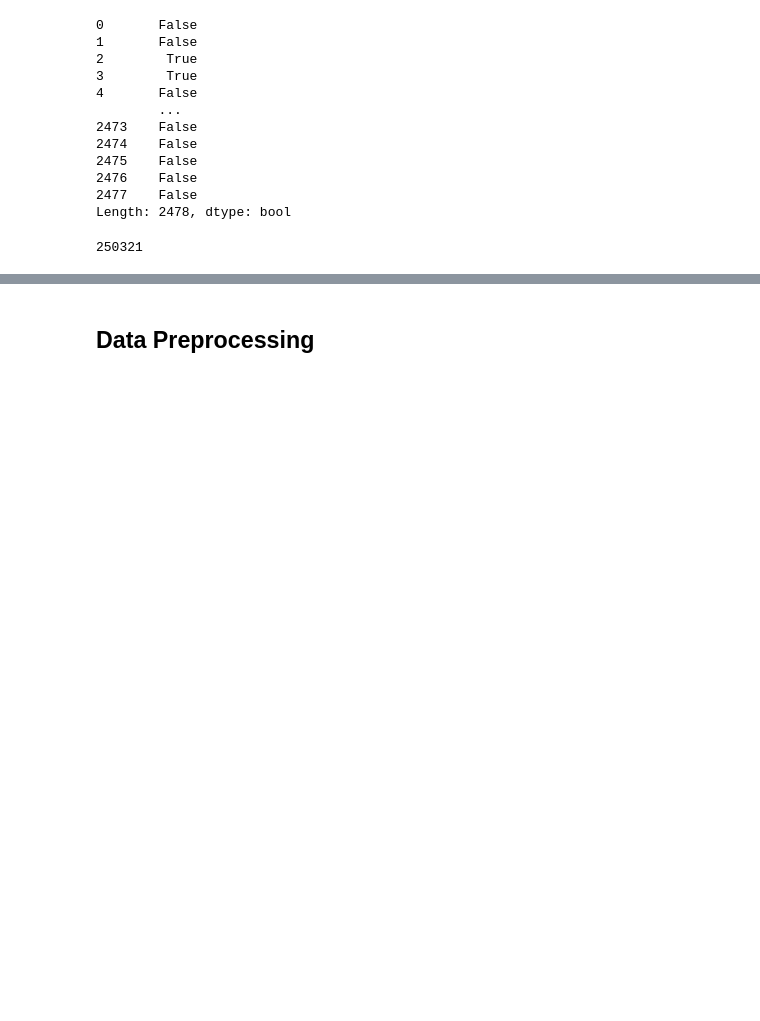
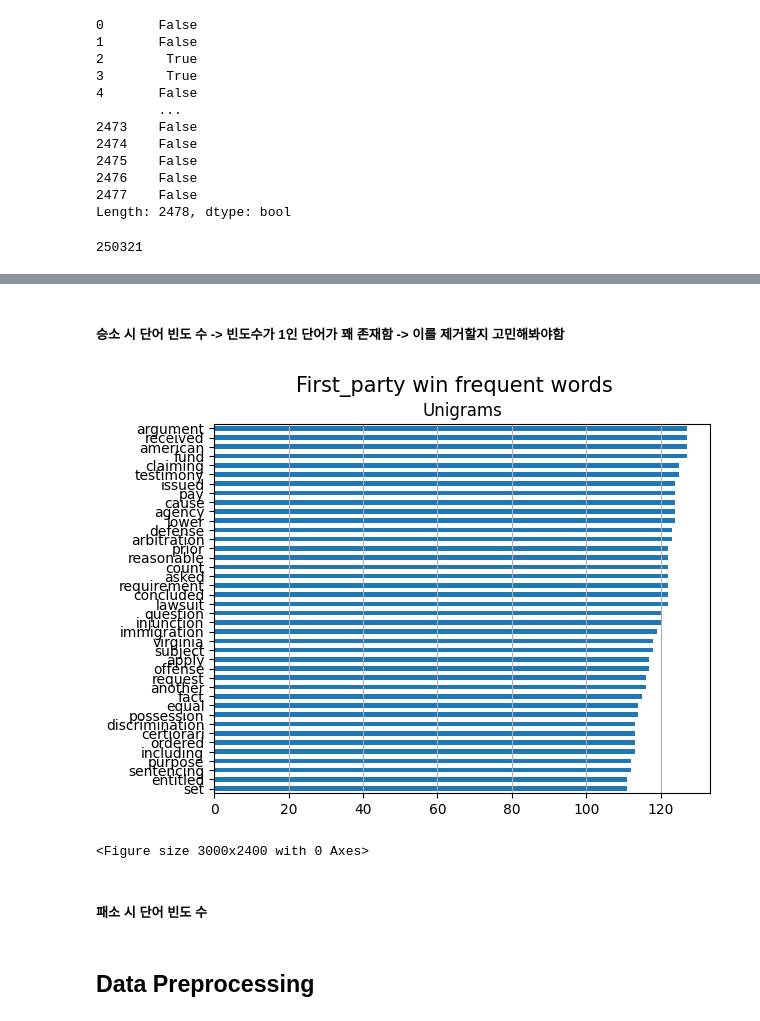
Before and after one commit to dlsco123/mtvsDacon, a Jupyter notebook: [mtvs]lej.ipynb, the cells around one changed output, grey strips where cells are left out. Saved outputs shown, nothing was run; the diff lists cells and outputs as text; code cells hidden in the pictures; blank space fills up the shorter version.

```diff
--- a/[mtvs]lej.ipynb
+++ b/[mtvs]lej.ipynb
@@ -385,5 +380,7 @@ freq_graph
 # %%
 train_nlp2 = pd.concat([train_nlp,train_target['first_party_winner']],axis=1, join='inner')
 
-print(train_nlp2["first_party_winner"].value_counts())
+#print(train_nlp2["first_party_winner"].value_counts())
+train_nlp2.drop(columns=['facts', 'facts_lst_stopwords'], inplace=True)
 train_nlp2
+#train_nlp2['first_party_winner'].value_counts()
@@ -393,22 +401,30 @@ from matplotlib.pyplot import figure
+# %% [markdown]
+##### 승소 시 단어 빈도 수 -> 빈도수가 1인 단어가 꽤 존재함 -> 이를 제거할지 고민해봐야함
 # %%
 y=1
-corpus1 = train_nlp2[train_nlp2["first_party_winner"]== y]["facts_clean"]
-lst_tokens = nltk.tokenize.word_tokenize(corpus1.str.cat(sep=" "))
+corpus1 = train_nlp2[train_nlp2["first_party_winner"]== y]["facts_clear"]
+first_tokens = nltk.tokenize.word_tokenize(corpus1.str.cat(sep=" "))
 
 fig, ax = plt.subplots(nrows=1, ncols=1)
-fig.suptitle("Most frequent words", fontsize=15)
+fig.suptitle("First_party win frequent words", fontsize=15)
 figure(figsize=(30, 24))
 
-dic_words_freq = nltk.FreqDist(lst_tokens)
-dtf_uni1 = pd.DataFrame(dic_words_freq.most_common(), columns=["Word","Freq"])
+first_words_freq = nltk.FreqDist(first_tokens)
+dtf_uni1 = pd.DataFrame(first_words_freq.most_common(), columns=["Word","Freq"])
 # dtf_uni[40:60]
-dtf_uni1.set_index("Word").iloc[:20,:].sort_values(by="Freq").plot(
+dtf_uni1.set_index("Word").iloc[200:240,:].sort_values(by="Freq").plot(
                   kind="barh", title="Unigrams", ax=ax,
                   legend=False).grid(axis='x')
 ax.set(ylabel=None)
 plt.show()
 
-dtf_uni1
+#dtf_uni1
+first_win_words = dtf_uni1['Word'][:50]
+# %% [output]
+[figure, added]
+<Figure size 3000x2400 with 0 Axes>
+# %% [markdown]
+##### 패소 시 단어 빈도 수
 # %%
 y=0
 corpus0 = train_nlp2[train_nlp2["first_party_winner"]== y]["facts_clean"]
```
Also changed, not shown: parts of 10 cells of this notebook, 1 other file.
